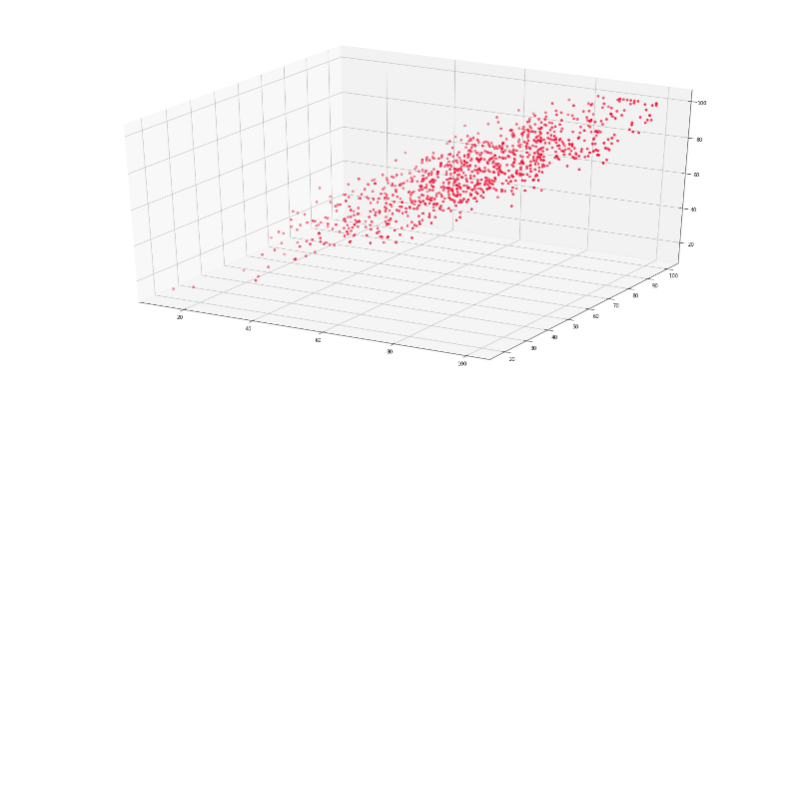
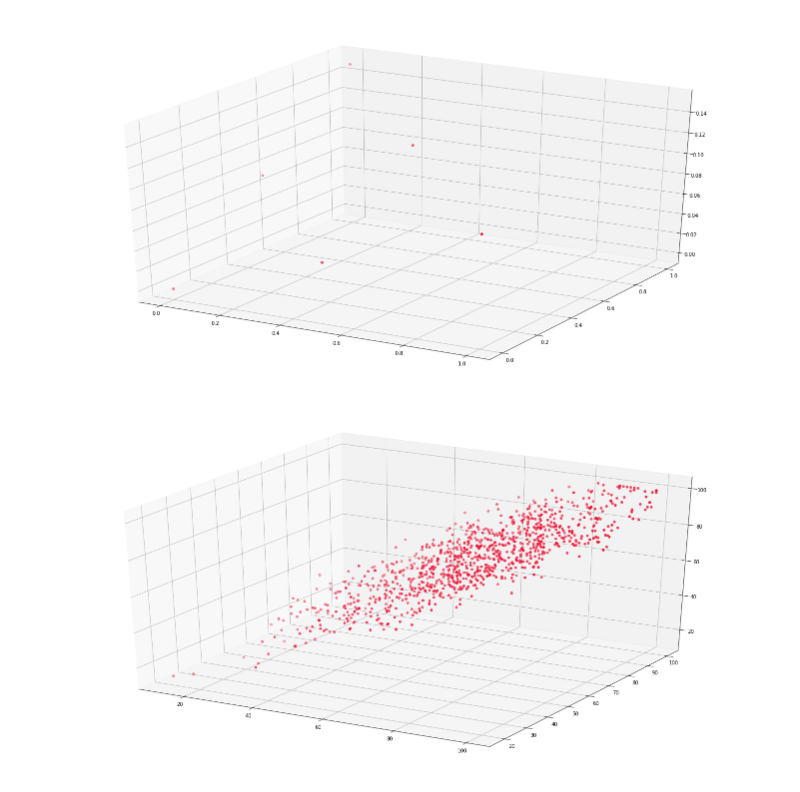
Before and after one commit to David-Puentes/Aprendizaje-automatico-clase, a Jupyter notebook: Regresion_lineal.ipynb, the cells around one changed output. Drawn from its saved outputs; the diff is of its cells as text; code cells hidden in the pictures; blank space fills up the shorter version.

```diff
--- a/Regresion_lineal.ipynb
+++ b/Regresion_lineal.ipynb
@@ -11,6 +11,13 @@ data[:5]
 Math= data["Math"].values
 Reading= data["Reading"].values
 Writing= data["Writing"].values
+# %%
+fig= plt.figure()
+ax= Axes3D(fig)
+ax.scatter([0,0.5,1,0.5,0,0],[0,0,0,0.5,1,0.5],[0,0.05,0.1,0.125,0.15,0.075], color= "#ef1234")
+plt.show()
+# %% [output]
+[figure, added]
 # %%
 fig= plt.figure()
 ax= Axes3D(fig)
```
Also changed, not shown: 1 other file.
